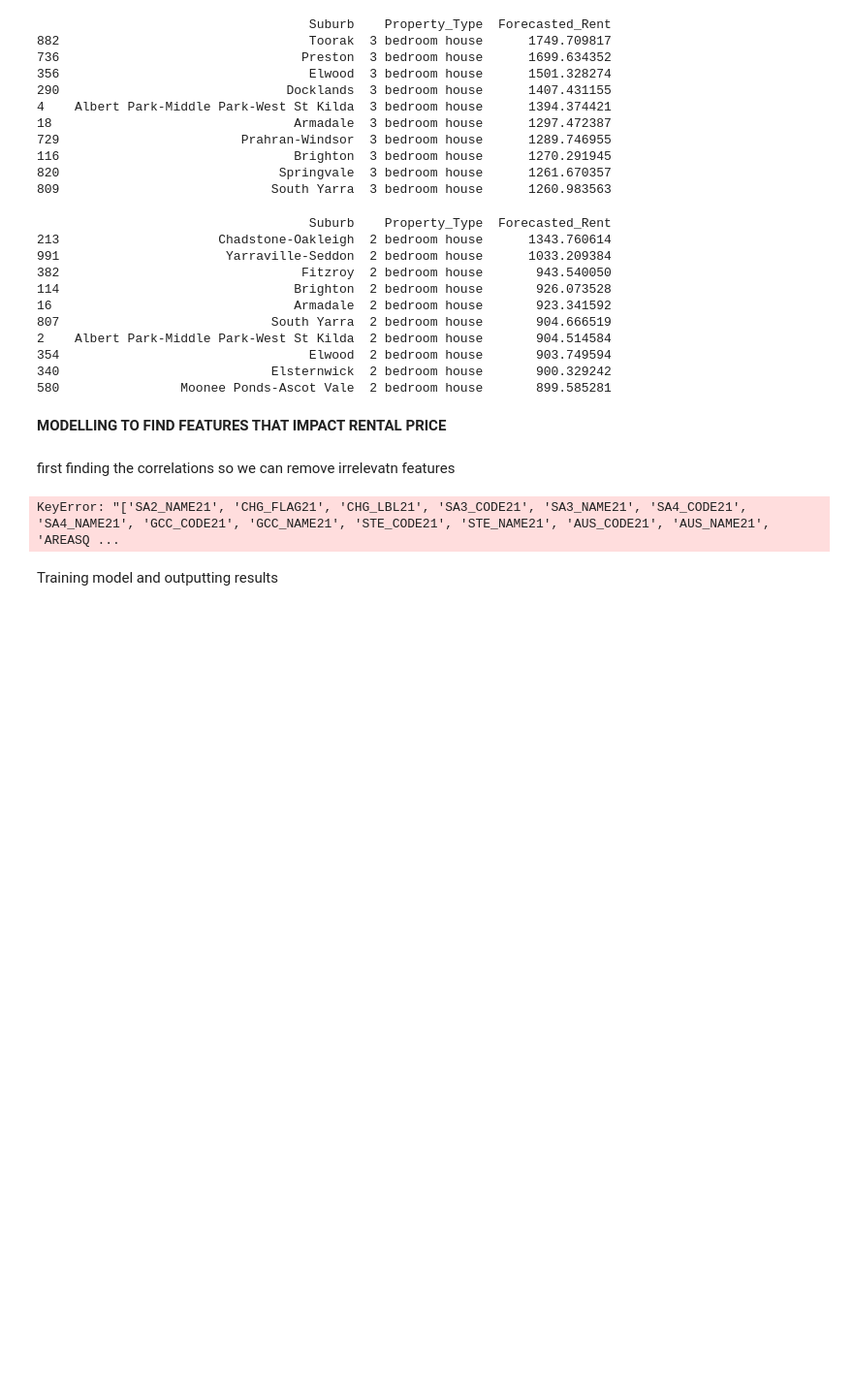
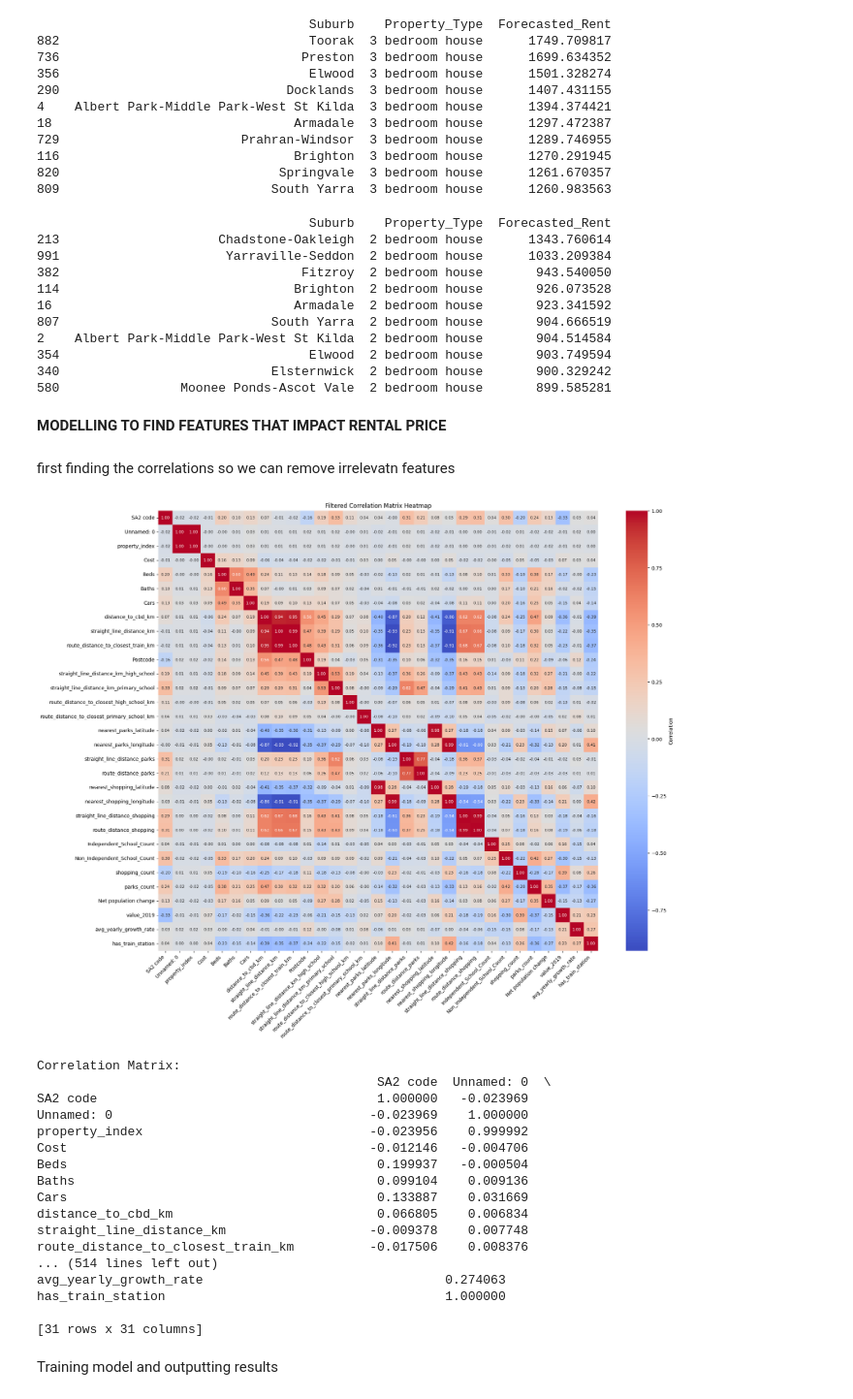
Before and after one commit to MAST30034-AppliedDataScience/project-2-group-real-estate-industry-project-19, a Jupyter notebook: notebooks/modelling.ipynb, the cells around one changed output. Shown at 97% size. Saved outputs shown, nothing was run; the diff lists cells and outputs as text; code cells hidden in the pictures; blank space fills up the shorter version.

```diff
--- a/notebooks/modelling.ipynb
+++ b/notebooks/modelling.ipynb
@@ -251,47 +251,56 @@ import matplotlib.pyplot as plt
 
 # Load the dataset
 df = pd.read_csv('../data/curated/rental_merged.csv')
-
-df = df.drop(columns=['SA2_NAME21', 'CHG_FLAG21', 'CHG_LBL21', 'SA3_CODE21', 'SA3_NAME21', 'SA4_CODE21', 'SA4_NAME21', 'GCC_CODE21', 'GCC_NAME21', 'STE_CODE21', 'STE_NAME21', 'AUS_CODE21', 'AUS_NAME21', 'AREASQKM21', 'LOCI_URI21', 'FID', 'sa2_name_2',
- 'estmts_p_1', 'estimates_', 'estimate_1', 'estimate_2', 'estmts_p_2', 'estmts_p_3', 'estm_prsnl', 'estmts_p_4', 'estmts_p_5', 'estmts_p_6', 'estmts_p_7', 'estmts_p_8', 'estmts_p_9', 'estimate_3', 'estimate_4', 'estimate_5',
- 'estmts_p10', 'estmts_p11', 'estm_prs_1', 'estmts_p12', 'estmts_p13', 'estmts_p14', 'estmts_p15', 'estm_prs_2', 'estm_prs_3', 'estm_prs_4', 'estm_prs_5', 'estm_prs_6', 'estm_prs_7', 'estm_prs_8', 'estm_prs_9', 'estm_prs10',
- 'estm_prs11', 'estm_prs12', 'estm_prs13', 'estm_prs14', 'estm_prs15', 'estm_prs16', 'estm_prs17', 'estm_prs18',
- 'grss_cpt_1', 'grss_cpt_2', 'grss_cpt_3', 'slctd_gvrn', 'slctd_gv_1', 'slctd_gv_2', 'slctd_gv_3', 'slctd_gv_4', 'slctd_gv_5', 'slctd_gv_6', 'slctd_gv_7', 'slctd_gv_8', 'slctd_gv_9', 'slctd_gv10', 'slctd_gv11', 'exprmntl_h',
- 'ttl_prsnl_', 'tl_prsnl_i', 'tl_prsnl_1', 'tl_prsnl_2', 'ttl_prsn_1', 'ttl_prsn_2', 'ttl_prsn_3', 'tl_prsnl_3']
-)
 
 df['Cars'] = df['Cars'].fillna(0.0)
 df.to_csv('../data/curated/rental_merged2.csv')
 # One-Hot encode categorical variables
 encoded_df = pd.get_dummies(df, columns=['Property Type', 'Suburb', 'closest_high_school_type', 'closest_primary_school_type'], drop_first=True)
 
 # Select numeric columns, including the encoded categorical variables
 correlation_df = encoded_df.select_dtypes(include=['float64', 'int64', 'uint8'])
 
 # Generate the correlation matrix
 correlation_matrix = correlation_df.corr()
 
 plt.figure(figsize=(20, 16))  # Larger figure size
 sns.heatmap(correlation_matrix, annot=True, cmap='coolwarm', fmt='.2f', mask=correlation_matrix.isnull(),
             annot_kws={"size": 8},  # Smaller annotation size
             cbar_kws={'label': 'Correlation'}, square=True)
 
 # Adjust the labels
 plt.xticks(rotation=45, ha='right')
 plt.yticks(rotation=0)
 
 # Display the heatmap
 plt.title(f'Filtered Correlation Matrix Heatmap')
 plt.show()
 
 # Output the correlation matrix as a table
 print("Correlation Matrix:")
 print(correlation_matrix)
 
 # Optionally, save the correlation matrix to a CSV for detailed analysis
 correlation_matrix.to_csv('../data/curated/correlation_matrix.csv')
 # %% [output]
+[figure, added]
-KeyError: "['SA2_NAME21', 'CHG_FLAG21', 'CHG_LBL21', 'SA3_CODE21', 'SA3_NAME21', 'SA4_CODE21', 'SA4_NAME21', 'GCC_CODE21', 'GCC_NAME21', 'STE_CODE21', 'STE_NAME21', 'AUS_CODE21', 'AUS_NAME21', 'AREASQ ...
+Correlation Matrix:
+                                             SA2 code  Unnamed: 0  \
+SA2 code                                     1.000000   -0.023969
+Unnamed: 0                                  -0.023969    1.000000
+property_index                              -0.023956    0.999992
+Cost                                        -0.012146   -0.004706
+Beds                                         0.199937   -0.000504
+Baths                                        0.099104    0.009136
+Cars                                         0.133887    0.031669
+distance_to_cbd_km                           0.066805    0.006834
+straight_line_distance_km                   -0.009378    0.007748
+route_distance_to_closest_train_km          -0.017506    0.008376
+... (514 lines left out)
+avg_yearly_growth_rate                                0.274063
+has_train_station                                     1.000000
+
+[31 rows x 31 columns]
 # %% [markdown]
 Training model and outputting results
 # %%
```
Also changed, not shown: parts of 3 cells of this notebook.
